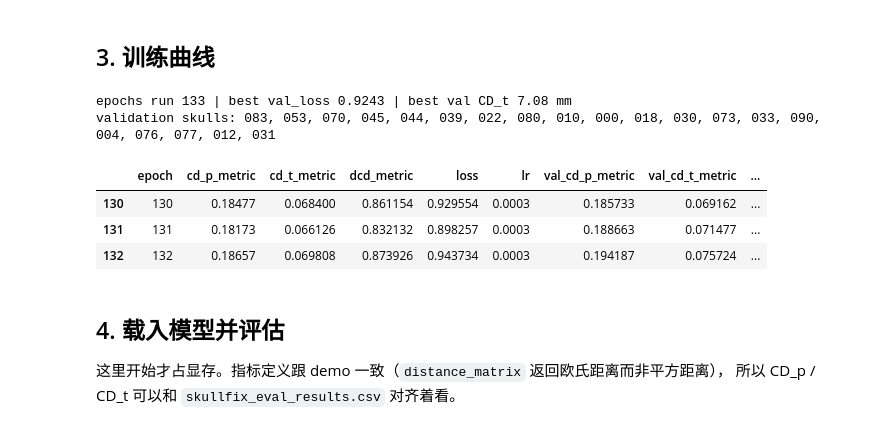
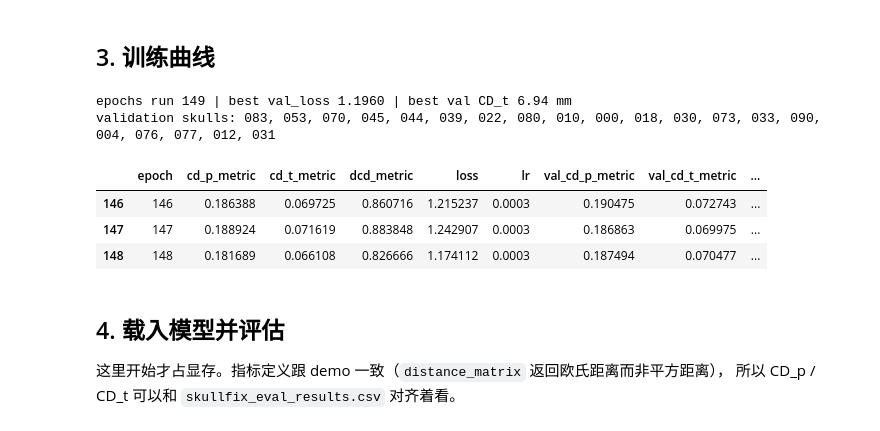
Before and after one commit to e2656987684-dot/comp0190-organ-completion, a Jupyter notebook: notebooks/demo/MSN_train_skullfix.ipynb, the cells around one changed output. Cells and saved outputs as stored; diff of their text form; code cells hidden in the pictures.

```diff
--- a/notebooks/demo/MSN_train_skullfix.ipynb
+++ b/notebooks/demo/MSN_train_skullfix.ipynb
@@ -230,19 +230,19 @@ return code: 0
 ## 3. 训练曲线
 # %%
 import pandas as pd
-hist = pd.read_csv(os.path.join(RUN, "history.csv"))
-meta = json.load(open(os.path.join(RUN, "run.json")))
+hist = pd.read_csv(os.path.join(RUN, "dcd_l2/history.csv"))
+meta = json.load(open(os.path.join(RUN, "dcd_l2/run.json")))
 print(f"epochs run {meta['epochs_run']} | best val_loss {meta['best_val_loss']:.4f} "
       f"| best val CD_t {meta['best_val_cd_t_mm']:.2f} mm")
 print(f"validation skulls: {', '.join(meta['val_ids'])}")
 hist.tail(3)
 # %% [output]
-epochs run 133 | best val_loss 0.9243 | best val CD_t 7.08 mm
+epochs run 149 | best val_loss 1.1960 | best val CD_t 6.94 mm
 validation skulls: 083, 053, 070, 045, 044, 039, 022, 080, 010, 000, 018, 030, 073, 033, 090, 004, 076, 077, 012, 031
 |  | epoch | cd_p_metric | cd_t_metric | dcd_metric | loss | lr | val_cd_p_metric | val_cd_t_metric | ... |
-| 130 | 130 | 0.18477 | 0.068400 | 0.861154 | 0.929554 | 0.0003 | 0.185733 | 0.069162 | ... |
-| 131 | 131 | 0.18173 | 0.066126 | 0.832132 | 0.898257 | 0.0003 | 0.188663 | 0.071477 | ... |
-| 132 | 132 | 0.18657 | 0.069808 | 0.873926 | 0.943734 | 0.0003 | 0.194187 | 0.075724 | ... |
+| 146 | 146 | 0.186388 | 0.069725 | 0.860716 | 1.215237 | 0.0003 | 0.190475 | 0.072743 | ... |
+| 147 | 147 | 0.188924 | 0.071619 | 0.883848 | 1.242907 | 0.0003 | 0.186863 | 0.069975 | ... |
+| 148 | 148 | 0.181689 | 0.066108 | 0.826666 | 1.174112 | 0.0003 | 0.187494 | 0.070477 | ... |
 # %%
 import plotly.graph_objects as go
 from plotly.subplots import make_subplots
```
Also changed, not shown: parts of 3 cells of this notebook, 7 other files.
